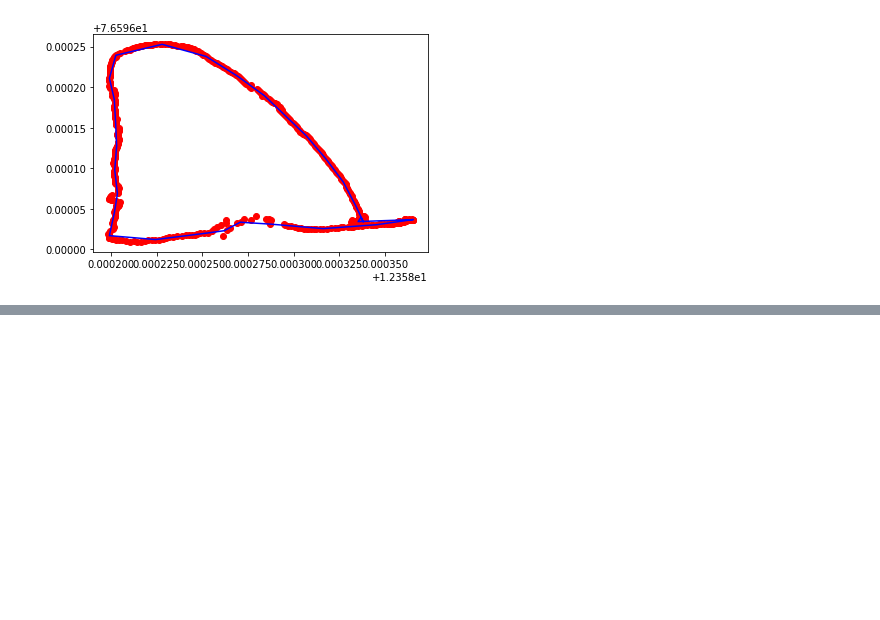
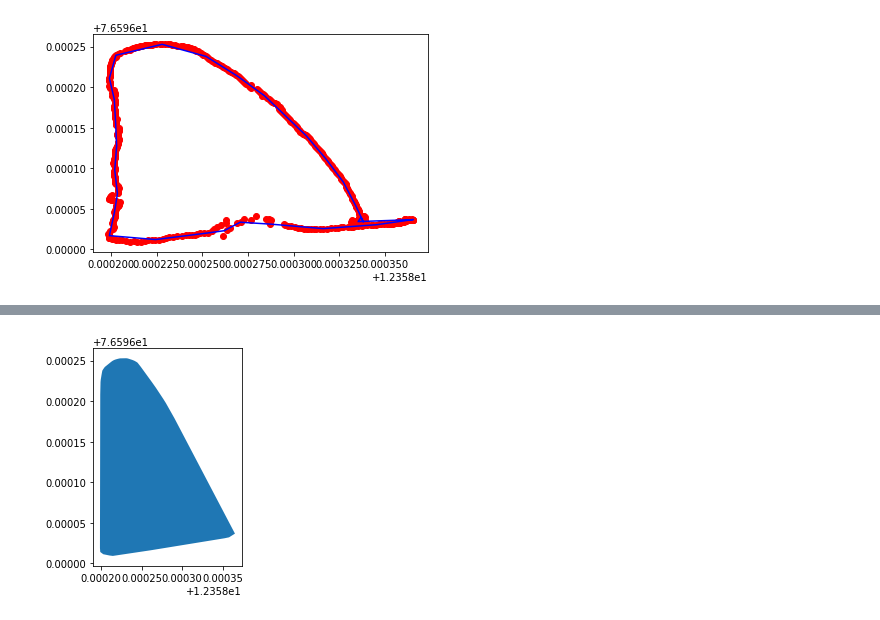
Before and after one commit to shobhit1893/RTK-GPS, a Jupyter notebook: Untitled.ipynb, the cells around one changed output, grey strips where cells are left out. Drawn from its saved outputs; the diff is of its cells as text; code cells hidden in the pictures; blank space fills up the shorter version.

```diff
--- a/Untitled.ipynb
+++ b/Untitled.ipynb
@@ -185,0 +180,10 @@ poly.bounds
+# %%
+import geopandas as gpd
+polygons = gpd.GeoSeries(poly)
+
+polygons_hull = polygons.convex_hull
+
+polygons_hull.plot()
+plt.show()
+# %% [output]
+[figure, added]
```
Also changed, not shown: parts of 16 cells of this notebook.
